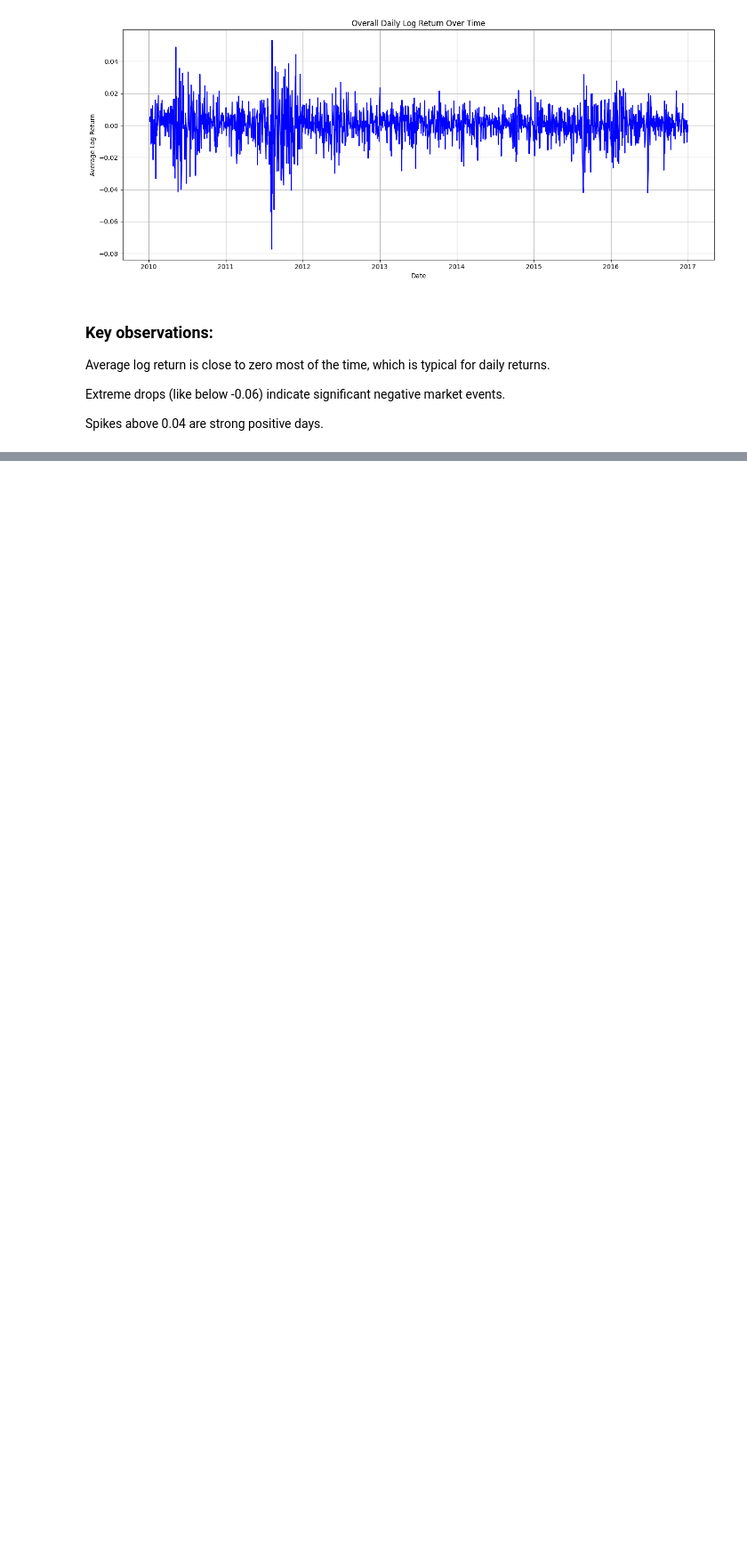
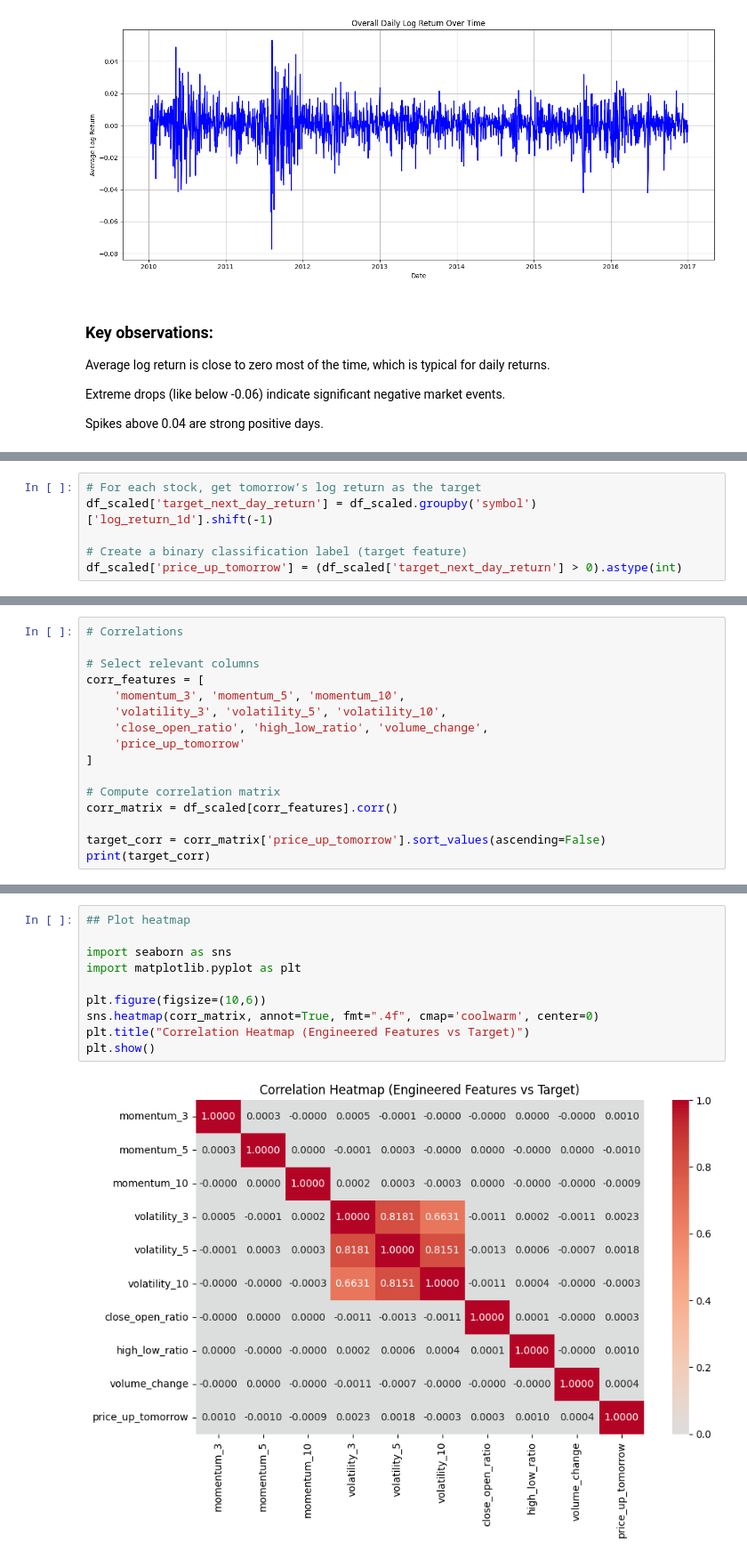
Before and after one commit to ashwinder1/Stock-Trend-Analysis-with-NYSE, a Jupyter notebook: eda.ipynb, the cells around one changed output, grey strips where cells are left out. Shown at 89% size. Saved outputs shown, nothing was run; the diff lists cells and outputs as text; blank space fills up the shorter version.

```diff
--- a/eda.ipynb
+++ b/eda.ipynb
@@ -545,0 +481,6 @@ plt.show()
+# %%
+# For each stock, get tomorrow’s log return as the target
+df_scaled['target_next_day_return'] = df_scaled.groupby('symbol')['log_return_1d'].shift(-1)
+
+# Create a binary classification label (target feature)
+df_scaled['price_up_tomorrow'] = (df_scaled['target_next_day_return'] > 0).astype(int)
@@ -545,0 +578,16 @@ plt.show()
+# %%
+# Correlations
+
+# Select relevant columns
+corr_features = [
+    'momentum_3', 'momentum_5', 'momentum_10',
+    'volatility_3', 'volatility_5', 'volatility_10',
+    'close_open_ratio', 'high_low_ratio', 'volume_change',
+    'price_up_tomorrow'
+]
+
+# Compute correlation matrix
+corr_matrix = df_scaled[corr_features].corr()
+
+target_corr = corr_matrix['price_up_tomorrow'].sort_values(ascending=False)
+print(target_corr)
@@ -545,0 +608,12 @@ plt.show()
+# %%
+## Plot heatmap
+
+import seaborn as sns
+import matplotlib.pyplot as plt
+
+plt.figure(figsize=(10,6))
+sns.heatmap(corr_matrix, annot=True, fmt=".4f", cmap='coolwarm', center=0)
+plt.title("Correlation Heatmap (Engineered Features vs Target)")
+plt.show()
+# %% [output]
+[figure, added]
```
Also changed, not shown: parts of 16 cells of this notebook.
